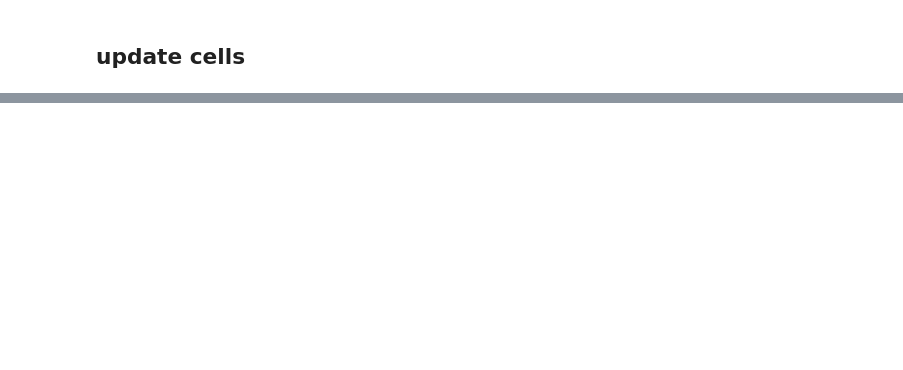
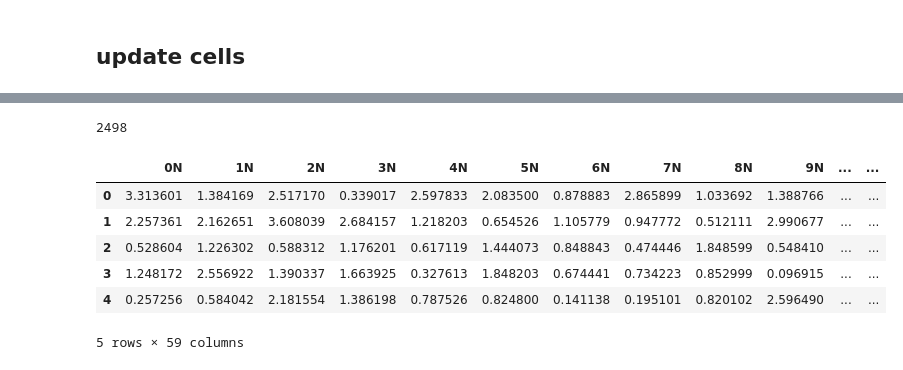
Before and after one commit to thxi/PlaceCells, a Jupyter notebook: notebooks/Simulated data.ipynb, the cells around one changed output, grey strips where cells are left out. Drawn from its saved outputs; the diff is of its cells as text; code cells hidden in the pictures; blank space fills up the shorter version.

```diff
--- a/notebooks/Simulated data.ipynb
+++ b/notebooks/Simulated data.ipynb
@@ -200,2 +197,0 @@ while (len(samples) < N_SAMPLES):
-# %%
-samples = np.array(samples).reshape(-1, 2)
@@ -221,2 +197,0 @@ for f in fields:
-# %%
-cells = np.random.uniform(0, 0.2, size=(N_SAMPLES, N_NEURONS))
@@ -231,10 +197,0 @@ Each place field is assigned 1 neuron which fires in this specific place field
-# %%
-from math import hypot
-
-for n_sample, s in enumerate(samples):
-    idx = []
-    for i, f in enumerate(fields):
-        if hypot(f[0]-s[0], f[1]-s[1]) < pf_rad:
-            idx.append(i)
-    #print(idx)
-    cells[n_sample, idx] = np.random.poisson(1)
@@ -245,9 +198,22 @@ full = pd.DataFrame(cells)
+# %%
+len(cells)
+# %% [output]
+2498
 # %%
+full = pd.DataFrame(cells)
 full.columns = full.columns.astype(str) + 'N'
-full['x'] = samples[:, 0]
-full['y'] = samples[:, 1]
+full['x'] = np.array(samples)[len(samples)-len(cells):, 0]
+full['y'] = np.array(samples)[len(samples)-len(cells):, 1]
 # %%
-full
+full.head()
+# %% [output]
+|  | 0N | 1N | 2N | 3N | 4N | 5N | 6N | 7N | 8N | 9N | ... | ... |
+| 0 | 3.313601 | 1.384169 | 2.517170 | 0.339017 | 2.597833 | 2.083500 | 0.878883 | 2.865899 | 1.033692 | 1.388766 | ... | ... |
+| 1 | 2.257361 | 2.162651 | 3.608039 | 2.684157 | 1.218203 | 0.654526 | 1.105779 | 0.947772 | 0.512111 | 2.990677 | ... | ... |
+| 2 | 0.528604 | 1.226302 | 0.588312 | 1.176201 | 0.617119 | 1.444073 | 0.848843 | 0.474446 | 1.848599 | 0.548410 | ... | ... |
+| 3 | 1.248172 | 2.556922 | 1.390337 | 1.663925 | 0.327613 | 1.848203 | 0.674441 | 0.734223 | 0.852999 | 0.096915 | ... | ... |
+| 4 | 0.257256 | 0.584042 | 2.181554 | 1.386198 | 0.787526 | 0.824800 | 0.141138 | 0.195101 | 0.820102 | 2.596490 | ... | ... |
+5 rows × 59 columns
 # %%
 def get_angle(coordinates, cx = 0, cy = 0):
     return np.angle((coordinates['x'] - cx) + 1j * (coordinates['y'] - cy))
```
Also changed, not shown: parts of 30 cells of this notebook, 6 other files.
